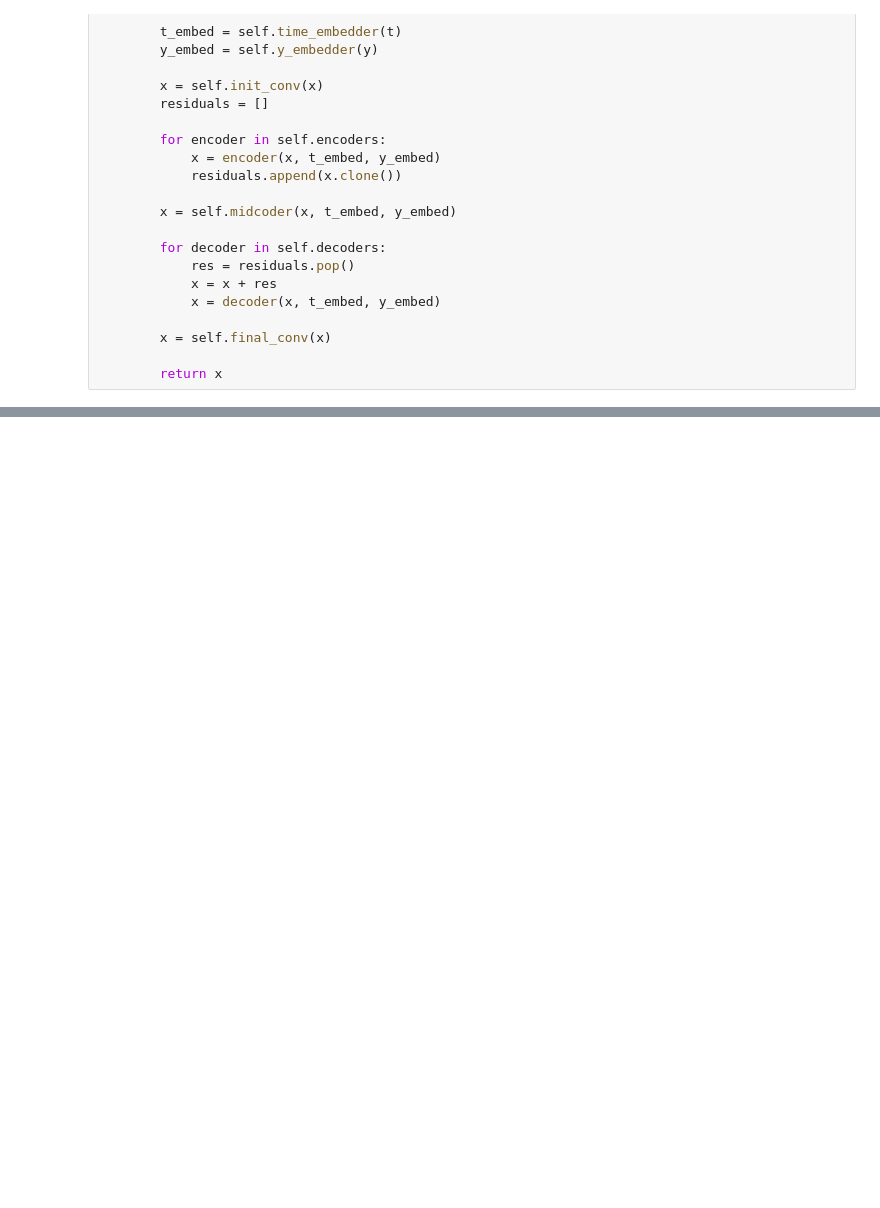
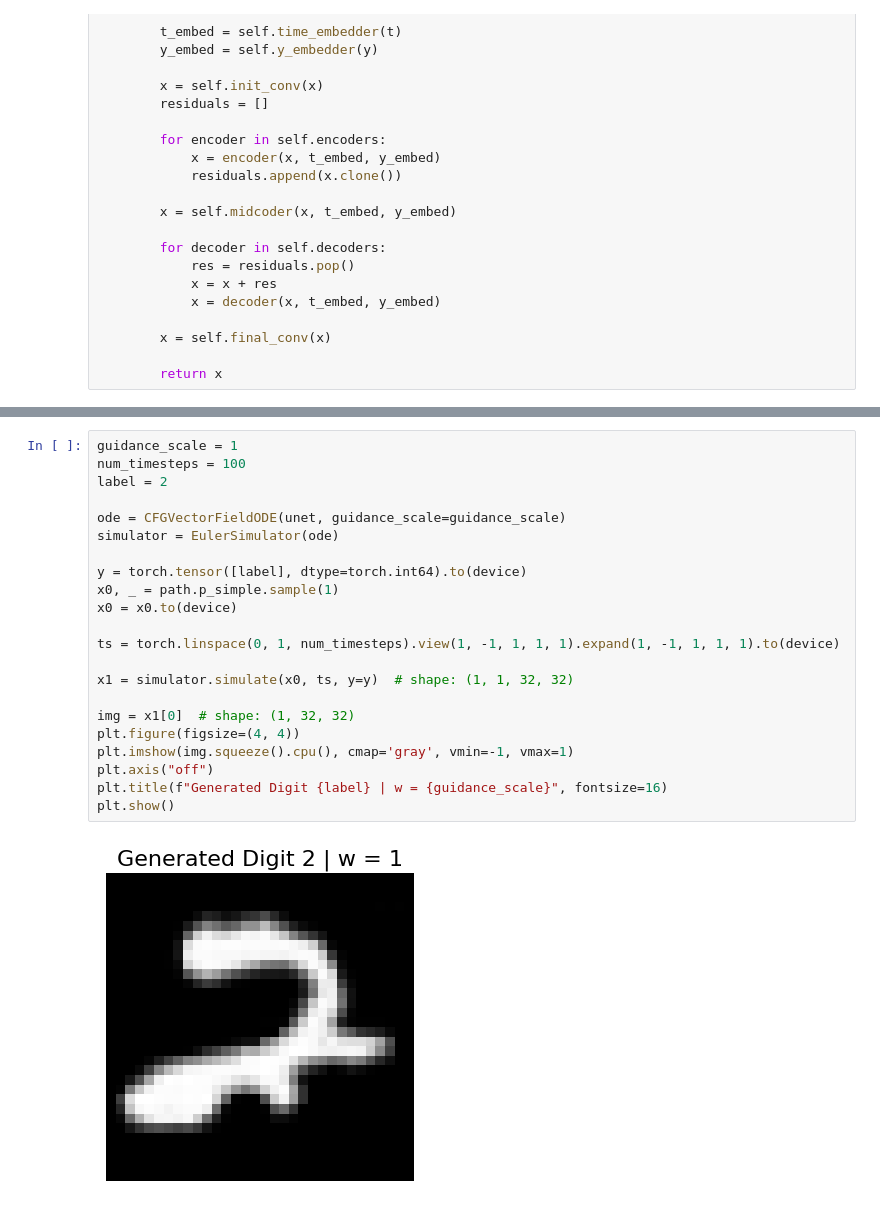
Before and after one commit to hanbinzheng/Generating-Model, a Jupyter notebook: small_project/mnist_cifar10/lab3.ipynb, the cells around one changed output, grey strips where cells are left out. Drawn from its saved outputs; the diff is of its cells as text; blank space fills up the shorter version.

```diff
--- a/small_project/mnist_cifar10/lab3.ipynb
+++ b/small_project/mnist_cifar10/lab3.ipynb
@@ -601,0 +620,24 @@ for idx, w in enumerate(guidance_scales):
+# %%
+guidance_scale = 1
+num_timesteps = 100
+label = 2
+
+ode = CFGVectorFieldODE(unet, guidance_scale=guidance_scale)
+simulator = EulerSimulator(ode)
+
+y = torch.tensor([label], dtype=torch.int64).to(device)
+x0, _ = path.p_simple.sample(1)
+x0 = x0.to(device)
+
+ts = torch.linspace(0, 1, num_timesteps).view(1, -1, 1, 1, 1).expand(1, -1, 1, 1, 1).to(device)
+
+x1 = simulator.simulate(x0, ts, y=y)  # shape: (1, 1, 32, 32)
+
+img = x1[0]  # shape: (1, 32, 32)
+plt.figure(figsize=(4, 4))
+plt.imshow(img.squeeze().cpu(), cmap='gray', vmin=-1, vmax=1)
+plt.axis("off")
+plt.title(f"Generated Digit {label} | w = {guidance_scale}", fontsize=16)
+plt.show()
+# %% [output]
+[figure, added]
```
Also changed, not shown: parts of 6 cells of this notebook, 4 other files.
